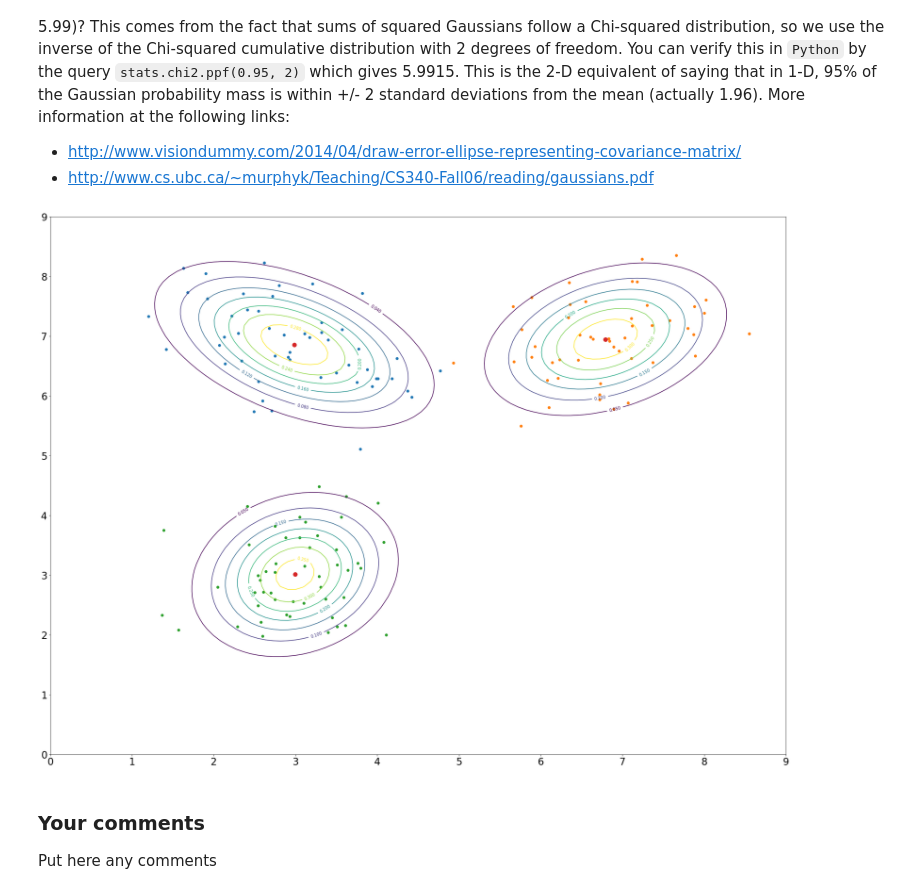
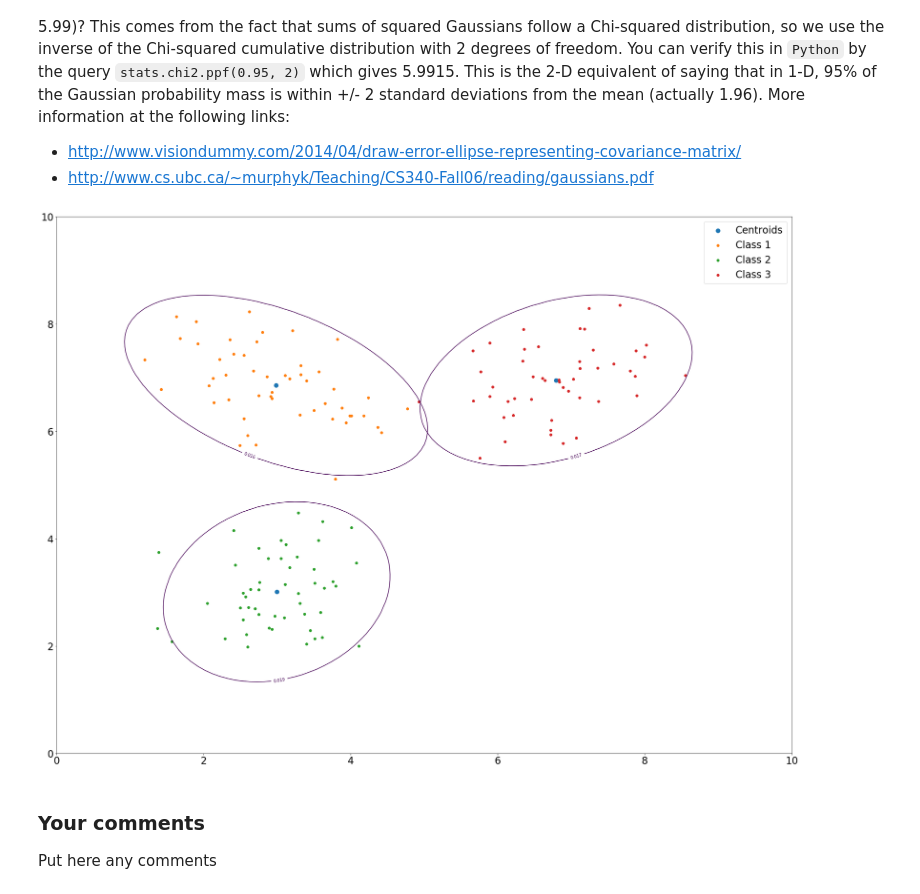
Before and after one commit to MilkyLatte/CSY2, a Jupyter notebook: SPS/CourseWork/cw1.ipynb, the cells around one changed output. Cells and saved outputs as stored; diff of their text form; code cells hidden in the pictures.

```diff
--- a/SPS/CourseWork/cw1.ipynb
+++ b/SPS/CourseWork/cw1.ipynb
@@ -145,7 +150,7 @@ The centroids found by K-means can now be used as a simple nearest-neighbour cla
 
 testing_data = np.loadtxt('Test.csv', delimiter = ',')
 
-X_test = np.vstack([testing_data[:, 2], testing_data[:,4]]).T
+X_test = np.vstack([testing_data[:, 1], testing_data[:,4]]).T
 
 test_x = np.array(X_test[:,0])
 test_y = np.array(X_test[:,1])
@@ -177,6 +182,11 @@ ax.scatter(test_cluster0[:, 0], test_cluster0[:, 1], 150, color = 'r', marker =
 ax.scatter(test_cluster1[:, 0], test_cluster1[:, 1], 150, color = 'g', marker = 'v')
 ax.scatter(test_cluster2[:, 0], test_cluster2[:, 1], 150, color = 'b', marker = 'v')
 
+vor = Voronoi(cluster)
+print(vor)
+
+voronoi_plot_2d(vor,ax)
+
 
 
 
@@ -256,37 +267,46 @@ cluster1_variance = np.cov(cluster1, rowvar = 0)
 
 cluster2_mean = np.mean(cluster2, axis = 0)
 cluster2_variance = np.cov(cluster2, rowvar = 0)
 
+
+
 def get_contour(mean, variance):
     i = [None]
     j = [None]
     k = [None]
 
-    i[0], j[0] = np.meshgrid(np.linspace(0,9,100), np.linspace(0,9,100))
+    i[0], j[0] = np.meshgrid(np.linspace(0, 10,100), np.linspace(0, 10,100))
     k[0] = [None] * len(i[0][0])
 
     for m in range(len(i[0][0])):
         z = np.column_stack((i[0][m], j[0][m]))
         k[0][m] = stats.multivariate_normal.pdf(z, mean, variance)
 
-    cluster0_cs = plt.contour(i[0],j[0],k[0])
+
+    P = (1/(2.0 * np.pi * np.sqrt(np.linalg.det(variance)))) * np.exp(-6/2)
+
+    cluster0_cs = plt.contour(i[0],j[0],k[0], P)
+#     plt.contour(i[0],j[0],k[0],0.05)
+
 
     plt.clabel(cluster0_cs, inline = 1, fontsize = 10)
 
 
 get_contour(cluster0_mean, cluster0_variance)
 get_contour(cluster1_mean, cluster1_variance)
 get_contour(cluster2_mean, cluster2_variance)
 
+plt.scatter(cluster[:, 0], cluster[:,1], 100)
+
 plt.scatter(cluster0[:,0], cluster0[:,1])
 plt.scatter(cluster1[:,0], cluster1[:,1])
 plt.scatter(cluster2[:,0], cluster2[:,1])
 
-plt.scatter(cluster[:, 0], cluster[:,1], 100)
+plt.legend(['Centroids', "Class 1", "Class 2", "Class 3"])
 
 plt.show()
 # %% [output]
-[figure, old version]
+[figure, new version]
 # %% [markdown]
 ### Your comments ###
 
```
Also changed, not shown: parts of 5 cells of this notebook, 6 other files.
